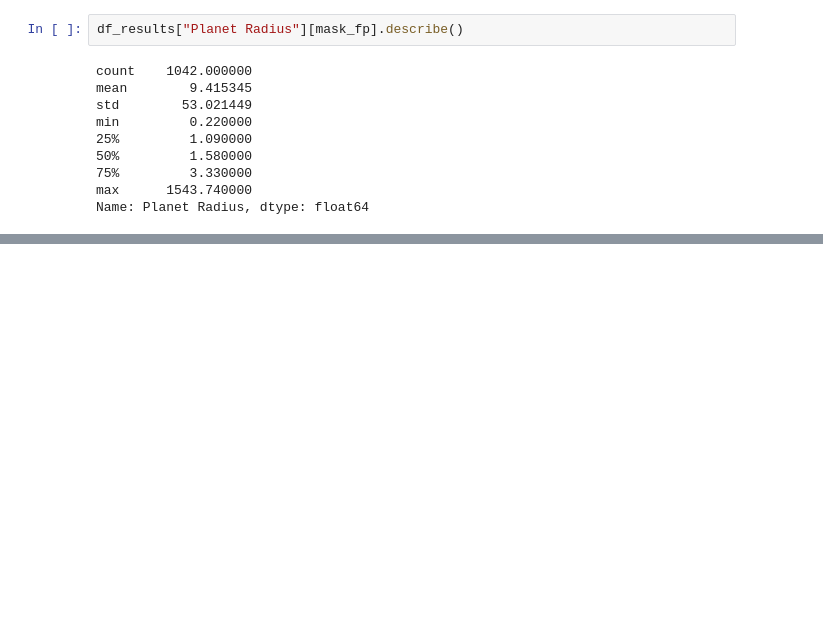
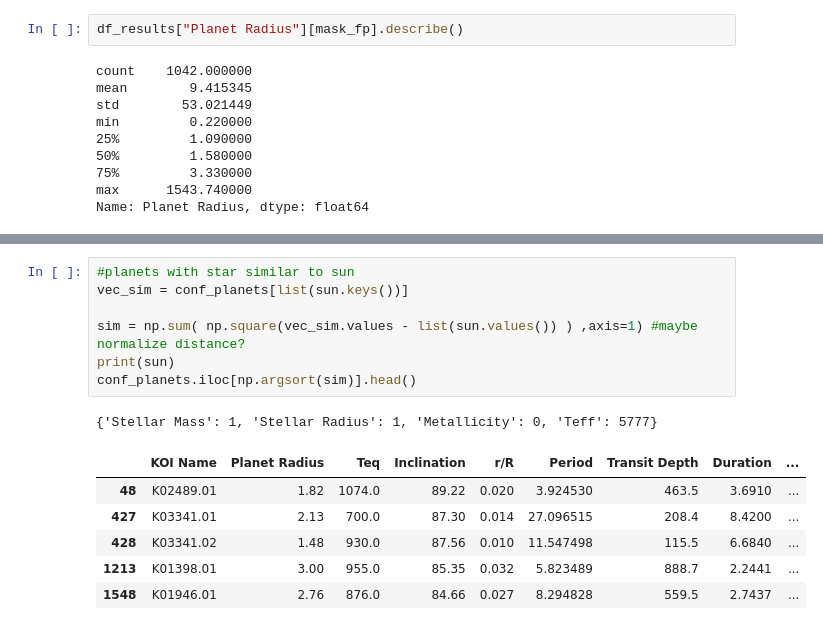
Before and after one commit to fmenat/ExoplanetDetection, a Jupyter notebook: Notebooks/Analysis_of_Disposition.ipynb, the cells around one changed output, grey strips where cells are left out. Cells and saved outputs as stored; diff of their text form; blank space fills up the shorter version.

```diff
--- a/Notebooks/Analysis_of_Disposition.ipynb
+++ b/Notebooks/Analysis_of_Disposition.ipynb
@@ -447,0 +468,15 @@ Sun, Radius = 1, Teff=? , Mass= 1, Metallicity=0
+# %%
+#planets with star similar to sun
+vec_sim = conf_planets[list(sun.keys())]
+
+sim = np.sum( np.square(vec_sim.values - list(sun.values()) ) ,axis=1) #maybe normalize distance?
+print(sun)
+conf_planets.iloc[np.argsort(sim)].head()
+# %% [output]
+{'Stellar Mass': 1, 'Stellar Radius': 1, 'Metallicity': 0, 'Teff': 5777}
+|  | KOI Name | Planet Radius | Teq | Inclination | r/R | Period | Transit Depth | Duration | ... |
+| 48 | K02489.01 | 1.82 | 1074.0 | 89.22 | 0.020 | 3.924530 | 463.5 | 3.6910 | ... |
+| 427 | K03341.01 | 2.13 | 700.0 | 87.30 | 0.014 | 27.096515 | 208.4 | 8.4200 | ... |
+| 428 | K03341.02 | 1.48 | 930.0 | 87.56 | 0.010 | 11.547498 | 115.5 | 6.6840 | ... |
+| 1213 | K01398.01 | 3.00 | 955.0 | 85.35 | 0.032 | 5.823489 | 888.7 | 2.2441 | ... |
+| 1548 | K01946.01 | 2.76 | 876.0 | 84.66 | 0.027 | 8.294828 | 559.5 | 2.7437 | ... |
```
Also changed, not shown: parts of 8 cells of this notebook.
